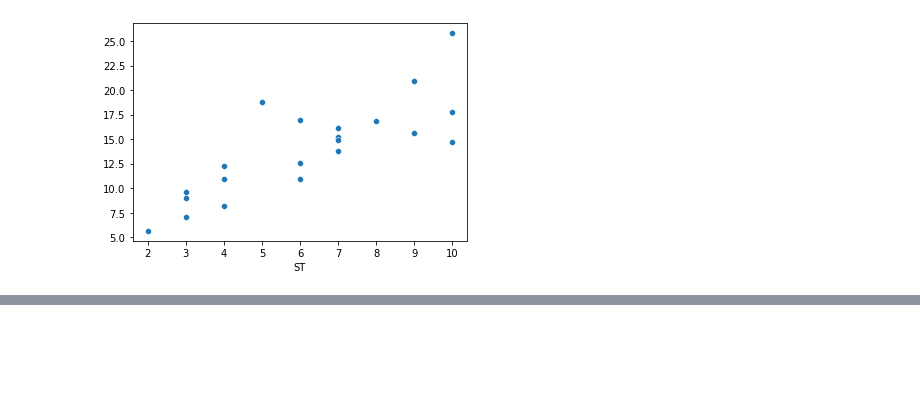
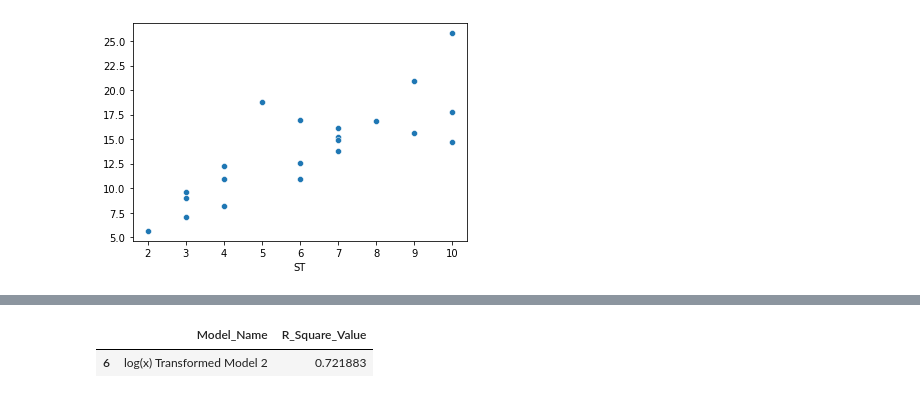
Before and after one commit to anandmukul1701/Data_Science, a Jupyter notebook: ExcelR/Assignments/4 - Simple Linear Regression/Assignment 4-1 Delivery Time Prediction using Linear Regression V2.ipynb, the cells around one changed output, grey strips where cells are left out. Drawn from its saved outputs; the diff is of its cells as text; code cells hidden in the pictures; blank space fills up the shorter version.

```diff
--- a/ExcelR/Assignments/4 - Simple Linear Regression/Assignment 4-1 Delivery Time Prediction using Linear Regression V2.ipynb
+++ b/ExcelR/Assignments/4 - Simple Linear Regression/Assignment 4-1 Delivery Time Prediction using Linear Regression V2.ipynb
@@ -579,0 +587,3 @@ sns.scatterplot(x=data['ST'], y=data['DT'] - log_model2.predict(data['ST']))
+# %%
+R_Squared_df = pd.DataFrame(R_Squared_list,columns=['Model_Name', 'R_Square_Value'])
+R_Squared_df
@@ -579,0 +599,5 @@ sns.scatterplot(x=data['ST'], y=data['DT'] - log_model2.predict(data['ST']))
+# %%
+R_Squared_df[R_Squared_df['R_Square_Value']==R_Squared_df['R_Square_Value'].max()]
+# %% [output]
+|  | Model_Name | R_Square_Value |
+| 6 | log(x) Transformed Model 2 | 0.721883 |
```
Also changed, not shown: parts of 14 cells of this notebook.
